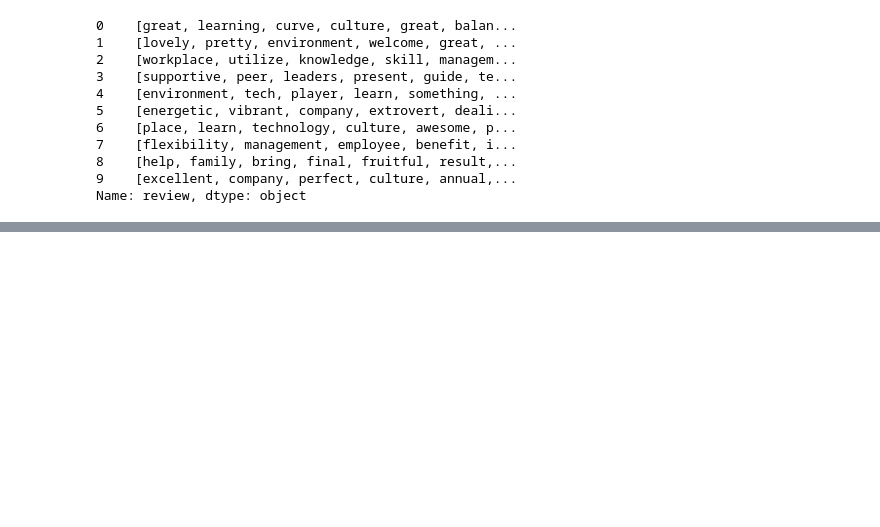
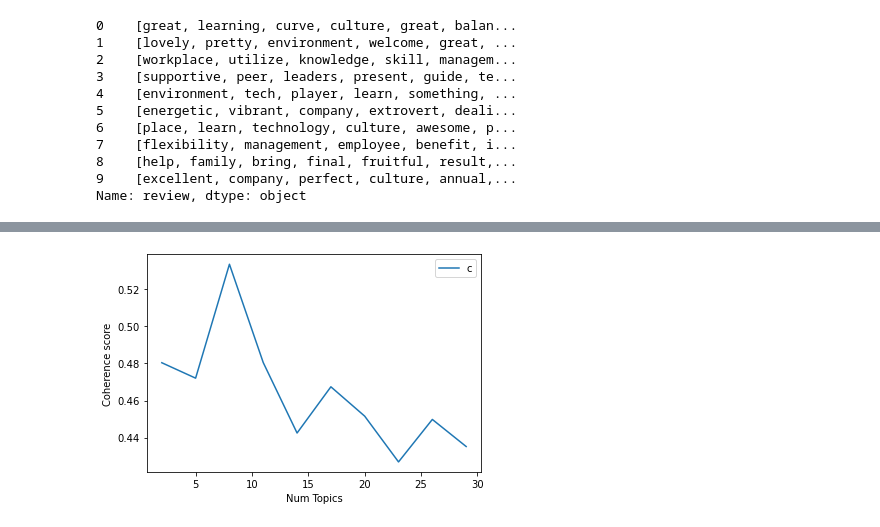
Before and after one commit to toadies/smu-ds-opinion-mining-co-reviews, a Jupyter notebook: notebooks/Section 4 - 1 - LDA.ipynb, the cells around one changed output, grey strips where cells are left out. Drawn from its saved outputs; the diff is of its cells as text; code cells hidden in the pictures; blank space fills up the shorter version.

```diff
--- a/notebooks/Section 4 - 1 - LDA.ipynb
+++ b/notebooks/Section 4 - 1 - LDA.ipynb
@@ -239,3 +234,9 @@ lda_display = pyLDAvis.gensim.prepare(optimal_model, corpus, dictionary, sort_to
 pyLDAvis.display(lda_display)
 # %% [output]
 [interactive output not drawn]
+# %%
+current_empl_doc = reviews.review[reviews["employee_status"]=="Current Employee"].map(prepare_text_for_lda)
+former_empl_doc = reviews.review[reviews["employee_status"]=="Former Employee"].map(prepare_text_for_lda)
+# %%
+current_empl_doc.reset_index(drop=True,inplace=True)
+former_empl_doc.reset_index(drop=True,inplace=True)
@@ -241,0 +269,20 @@ pyLDAvis.display(lda_display)
+# %%
+dictionary_current_empl = corpora.Dictionary(current_empl_doc)
+corpus_current_empl = [dictionary_current_empl.doc2bow(text) for text in current_empl_doc]
+
+dictionary_former_empl = corpora.Dictionary(former_empl_doc)
+corpus_former_empl = [dictionary_former_empl.doc2bow(text) for text in former_empl_doc]
+# %%
+model_list_current, coherence_values_current = compute_coherence_values(dictionary=dictionary_current_empl, corpus=corpus_current_empl, texts=current_empl_doc, start=2, limit=30, step=3)
+model_list_former, coherence_values_former = compute_coherence_values(dictionary=dictionary_former_empl, corpus=corpus_former_empl, texts=former_empl_doc, start=2, limit=30, step=3)
+# %%
+# Show graph
+limit=30; start=2; step=3;
+x = range(start, limit, step)
+plt.plot(x, coherence_values_current)
+plt.xlabel("Num Topics")
+plt.ylabel("Coherence score")
+plt.legend(("coherence_values for Current Employee"), loc='best')
+plt.show()
+# %% [output]
+[figure, added]
```
Also changed, not shown: parts of 20 cells of this notebook.
